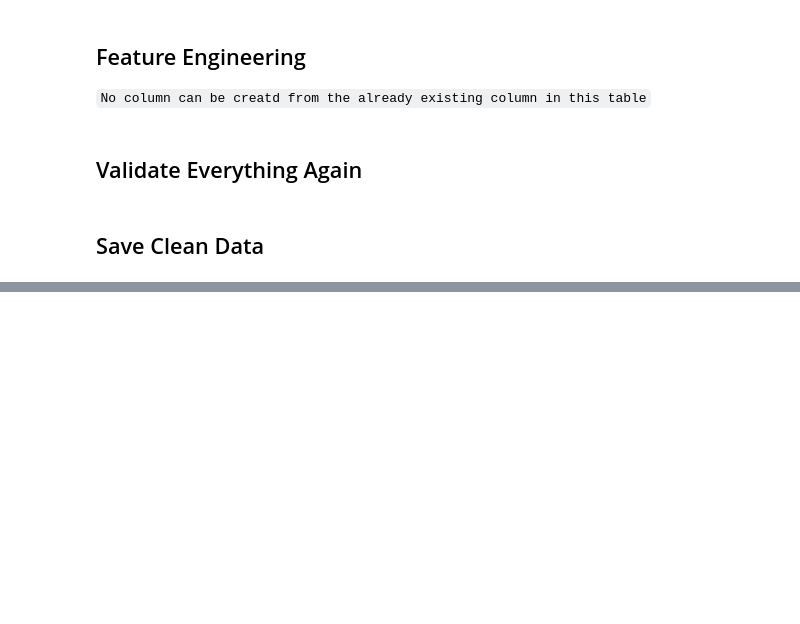
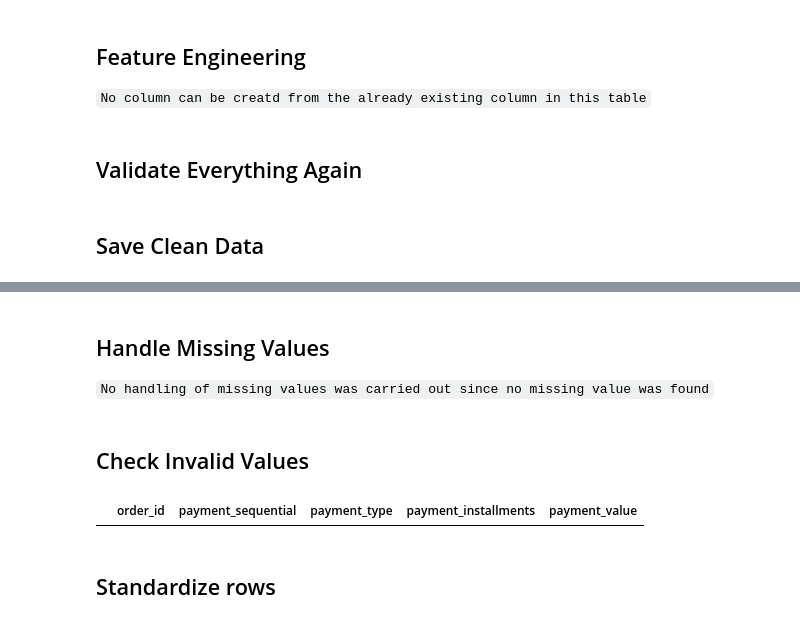
Before and after one commit to Akah5David/olist_data_analytics, a Jupyter notebook: notebooks/02_data_cleaning.ipynb, the cells around one changed output, grey strips where cells are left out. Cells and saved outputs as stored; diff of their text form; code cells hidden in the pictures; blank space fills up the shorter version.

```diff
--- a/notebooks/02_data_cleaning.ipynb
+++ b/notebooks/02_data_cleaning.ipynb
@@ -1204,0 +1264,2 @@ product_category_name_translation_df.to_csv("../data/cleaned/product_category_na
+# %%
+order_payment_df_clean['payment_type'] = order_payment_df_clean['payment_type'].astype('category')
@@ -1204,0 +1295,44 @@ product_category_name_translation_df.to_csv("../data/cleaned/product_category_na
+# %% [markdown]
+## Handle Missing Values
+
+`No handling of missing values was carried out since no missing value was found`
+# %% [markdown]
+## Check Invalid Values
+# %%
+# Check Invalid Values in payment_value column
+order_payment_df_clean[order_payment_df_clean['payment_value'] < 0] # Check for Negative Payment in payment_value column
+order_payment_df_clean[
+    pd.to_numeric(order_payment_df_clean["payment_value"], errors="coerce").isna()
+] # checks for non-numerical values
+
+# Check Invalid Values in payment_installments column
+order_payment_df_clean[order_payment_df_clean['payment_installments'] < 0] # Check for Negative installment
+order_payment_df_clean[
+    pd.to_numeric(order_payment_df_clean["payment_installments"], errors="coerce").isna()
+] # checks for non-numerical values
+
+
+# Check Invalid Values in payment_sequential column
+order_payment_df_clean[order_payment_df_clean['payment_sequential'] < 0] # Check for Negative value
+order_payment_df_clean[
+    pd.to_numeric(order_payment_df_clean["payment_sequential"], errors="coerce").isna()
+] # checks and return rows with cnon-numerical values
+
+# Check Invalid Values in payment_type column
+valid_payment_types = [
+    "credit_card",
+    "boleto",
+    "voucher",
+    "debit_card",
+    "not_defined"
+]
+order_payment_df_clean[~order_payment_df_clean['payment_type'].isin(valid_payment_types)] # checks and return any row that contains value that is not defined in []
+
+# Check Invalid Values in order_id column
+order_payment_df_clean[~order_payment_df_clean['order_id'].str.fullmatch(r"[a-z0-9]{32}", na=False)] # checks and return any row that contains value that is not defined in []
+
+# order_payment_df_clean[order_payment_df_clean['payment_value'] < 0]
+# %% [output]
+|  | order_id | payment_sequential | payment_type | payment_installments | payment_value |
+# %% [markdown]
+## Standardize rows
```
Also changed, not shown: parts of 39 cells of this notebook, 1 other file.
